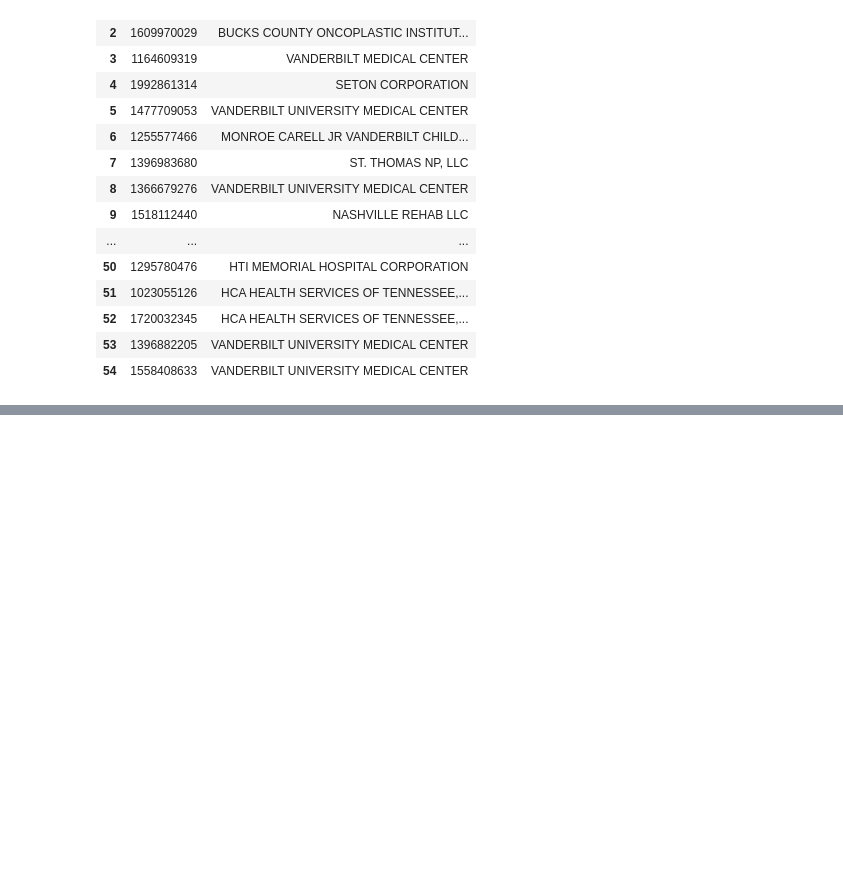
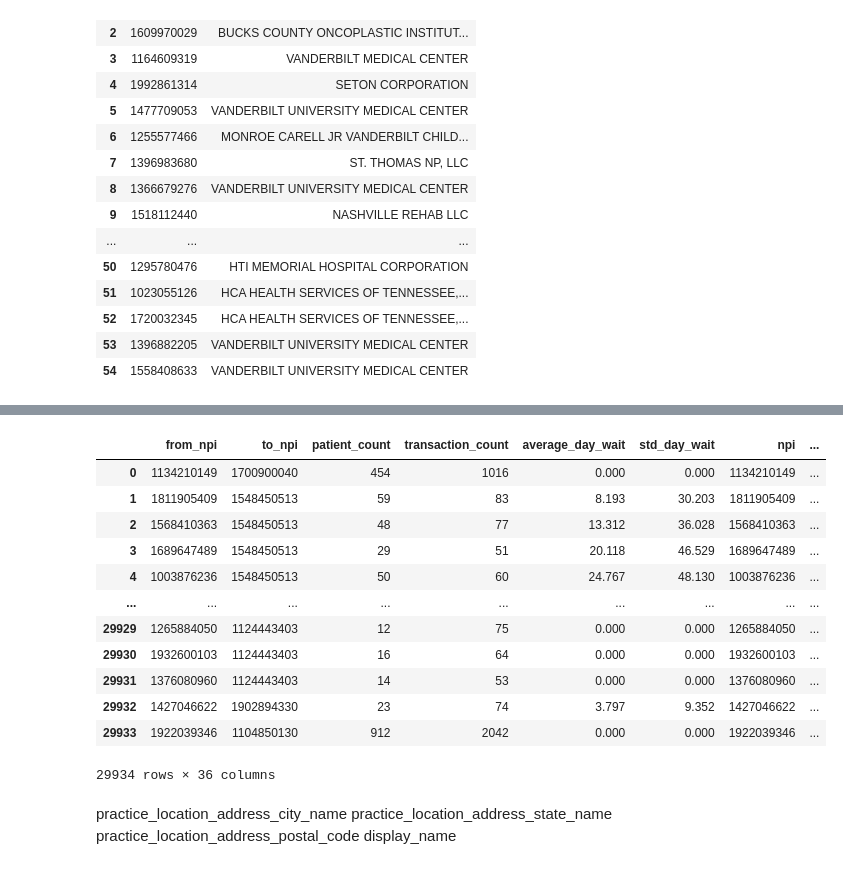
Before and after one commit to jmayf123/Hop_Teaming_Project, a Jupyter notebook: RM_floatingspirit.ipynb, the cells around one changed output, grey strips where cells are left out. Saved outputs shown, nothing was run; the diff lists cells and outputs as text; code cells hidden in the pictures; blank space fills up the shorter version.

```diff
--- a/RM_floatingspirit.ipynb
+++ b/RM_floatingspirit.ipynb
@@ -9,6 +9,8 @@ table names - hop / npidata / taxonomy/ zip_to_cbsa
 # %%
 # Create the hop_team SQLite database
 db = sqlite3.connect('hop_db.sqlite')
+# %%
+pd.set_option('display.max_columns', None)
 # %%
 # Create the hop_team SQLite database
 db = sqlite3.connect('hop_db.sqlite')
@@ -142,0 +274,37 @@ total_nashville
+# %%
+query = '''
+SELECT *
+FROM hop_2
+INNER JOIN npidata n1
+ON hop_2.from_npi = n1.npi
+INNER JOIN npidata n2
+ON hop_2.to_npi = n2.npi
+WHERE n1.entity_type_code = 1
+    AND n2.practice_location_address_city_name = 'NASHVILLE'
+    AND n2.practice_location_address_state_name = 'TN'
+    AND n2.entity_type_code = 2;
+'''
+with sqlite3.connect('hop_db.sqlite') as db:
+    total_nashville2 = pd.read_sql(query, db)
+
+db.close()
+total_nashville2
+# %% [output]
+|  | from_npi | to_npi | patient_count | transaction_count | average_day_wait | std_day_wait | npi | ... |
+| 0 | 1134210149 | 1700900040 | 454 | 1016 | 0.000 | 0.000 | 1134210149 | ... |
+| 1 | 1811905409 | 1548450513 | 59 | 83 | 8.193 | 30.203 | 1811905409 | ... |
+| 2 | 1568410363 | 1548450513 | 48 | 77 | 13.312 | 36.028 | 1568410363 | ... |
+| 3 | 1689647489 | 1548450513 | 29 | 51 | 20.118 | 46.529 | 1689647489 | ... |
+| 4 | 1003876236 | 1548450513 | 50 | 60 | 24.767 | 48.130 | 1003876236 | ... |
+| ... | ... | ... | ... | ... | ... | ... | ... | ... |
+| 29929 | 1265884050 | 1124443403 | 12 | 75 | 0.000 | 0.000 | 1265884050 | ... |
+| 29930 | 1932600103 | 1124443403 | 16 | 64 | 0.000 | 0.000 | 1932600103 | ... |
+| 29931 | 1376080960 | 1124443403 | 14 | 53 | 0.000 | 0.000 | 1376080960 | ... |
+| 29932 | 1427046622 | 1902894330 | 23 | 74 | 3.797 | 9.352 | 1427046622 | ... |
+| 29933 | 1922039346 | 1104850130 | 912 | 2042 | 0.000 | 0.000 | 1922039346 | ... |
+29934 rows × 36 columns
+# %% [markdown]
+practice_location_address_city_name
+practice_location_address_state_name
+practice_location_address_postal_code
+display_name
```
Also changed, not shown: parts of 18 cells of this notebook.
